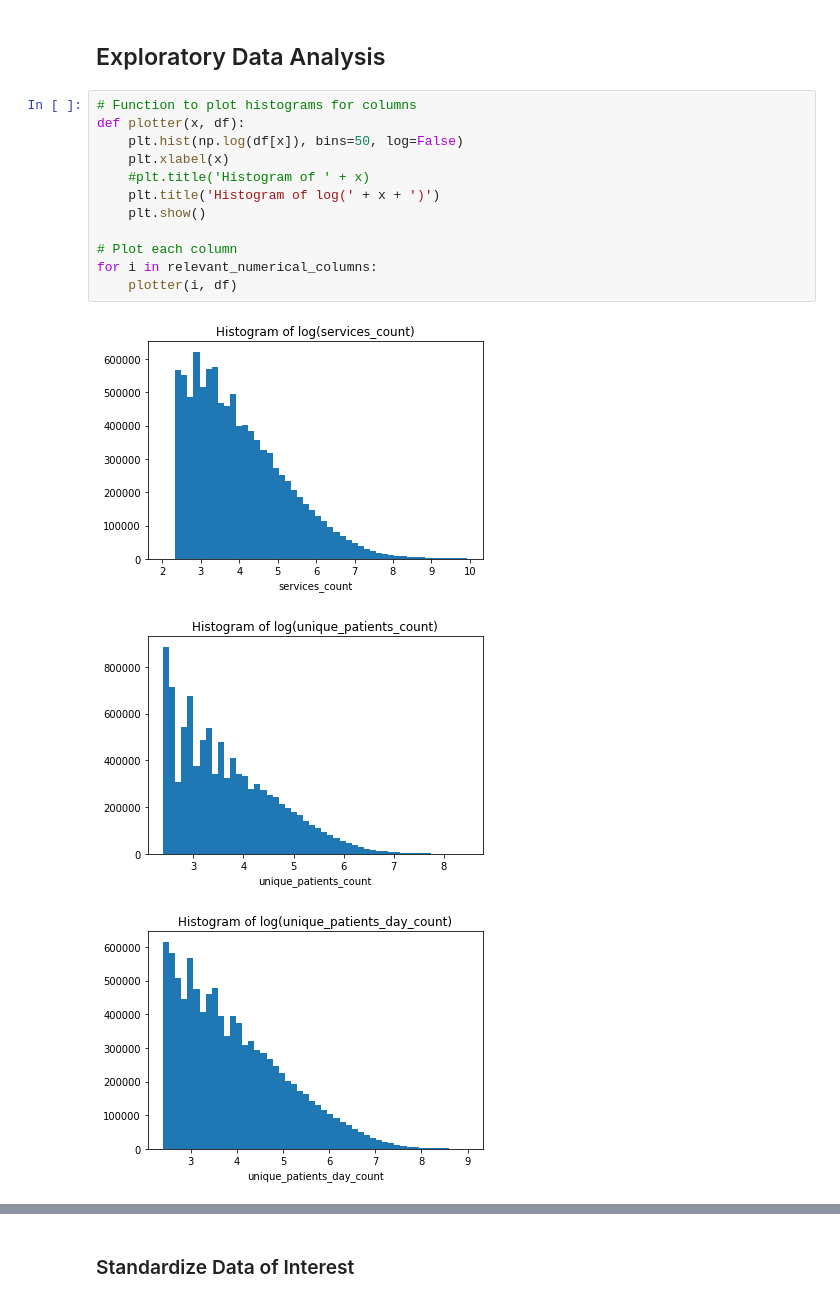
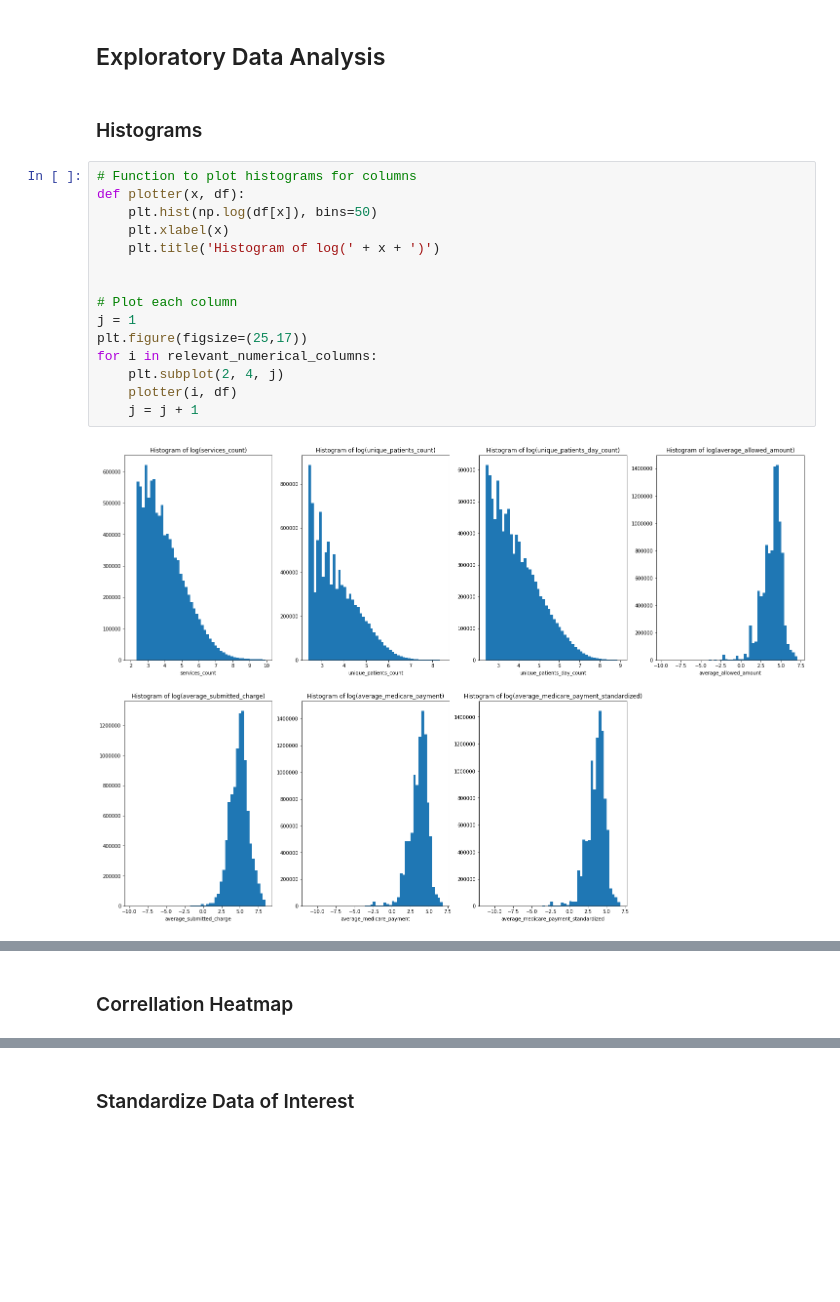
Before and after one commit to aarij-rehman/Clustering, a Jupyter notebook: Medicare-Clustering.ipynb, the cells around one changed output, grey strips where cells are left out. Cells and saved outputs as stored; diff of their text form; blank space fills up the shorter version.

Commit message:
Randomly selecting training and testing data. Histograms now on one figure instead of multiple

```diff
--- a/Medicare-Clustering.ipynb
+++ b/Medicare-Clustering.ipynb
@@ -63,19 +63,22 @@ zero_remover(df, 'average_medicare_payment')
 zero_remover(df, 'average_medicare_payment_standardized')
 # %% [markdown]
 ## Exploratory Data Analysis
+# %% [markdown]
+### Histograms
 # %%
 # Function to plot histograms for columns
 def plotter(x, df):
-    plt.hist(np.log(df[x]), bins=50, log=False)
+    plt.hist(np.log(df[x]), bins=50)
     plt.xlabel(x)
-    #plt.title('Histogram of ' + x)
     plt.title('Histogram of log(' + x + ')')
-    plt.show()
+
 
 # Plot each column
+j = 1
+plt.figure(figsize=(25,17))
 for i in relevant_numerical_columns:
+    plt.subplot(2, 4, j)
     plotter(i, df)
+    j = j + 1
 # %% [output]
-[figure, old version]
+[figure, new version]
-[figure, removed]
-[figure, removed]
@@ -86,3 +85,5 @@ for i in relevant_numerical_columns:
+# %% [markdown]
+### Correllation Heatmap
 # %%
 # Create a correlation heatmap for numerical columns
 corr = df[relevant_numerical_columns].corr()
```
Also changed, not shown: parts of 18 cells of this notebook.
